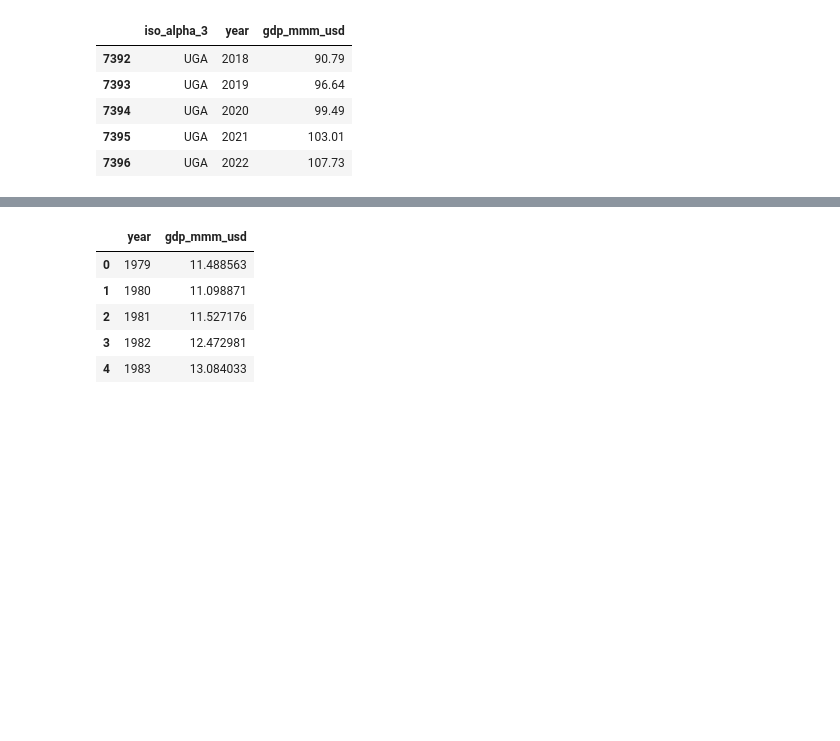
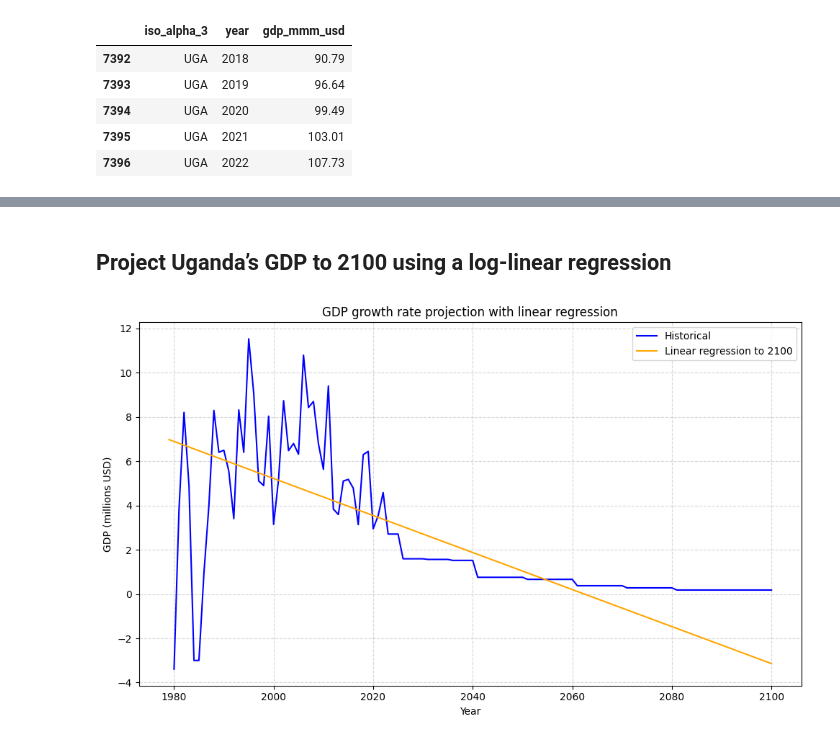
Before and after one commit to sisepuede-framework/ssp_uganda_data, a Jupyter notebook: gdp_mmm_usd.ipynb, the cells around one changed output, grey strips where cells are left out. Drawn from its saved outputs; the diff is of its cells as text; code cells hidden in the pictures; blank space fills up the shorter version.

```diff
--- a/gdp_mmm_usd.ipynb
+++ b/gdp_mmm_usd.ipynb
@@ -97,11 +162,34 @@ gdp_extended.plot(x = 'year', y='gdp_mmm_usd')
-# %%
-# Prepare the final DataFrame with the required columns
-gdp_extended = gdp_extended.drop(columns=['iso_alpha_3'])
-gdp_extended.head()
-# %% [output]
-|  | year | gdp_mmm_usd |
-| 0 | 1979 | 11.488563 |
-| 1 | 1980 | 11.098871 |
-| 2 | 1981 | 11.527176 |
-| 3 | 1982 | 12.472981 |
-| 4 | 1983 | 13.084033 |
+# %% [markdown]
+## Project Uganda’s GDP to 2100 using a log-linear regression
+# %%
+
+# Filter data from 1981 onwards
+
+X = gdp_extended[(gdp_extended['year'] >= 1981) & (gdp_extended['year'] < 2050)].copy()[['year']]
+y = gdp_extended[(gdp_extended['year'] >= 1981) & (gdp_extended['year'] < 2050)].copy()['gdp_growth_rate']
+
+model = LinearRegression()
+model.fit(X, y)
+
+future_years = np.arange(gdp_extended['year'].min(), 2101)
+future_X = future_years.reshape(-1, 1)
+gdp_preds = model.predict(future_X)
+
+gdp_proj_linear = pd.DataFrame({
+    'year': future_years,
+    'gdp_growth_rate': gdp_preds
+})
+
+# Plot
+plt.figure(figsize=(10,6))
+plt.plot(gdp_extended['year'], gdp_extended['gdp_growth_rate'], label='Historical', color='blue')
+plt.plot(gdp_proj_linear['year'], gdp_proj_linear['gdp_growth_rate'], label='Linear regression to 2100', color='orange')
+plt.title('GDP growth rate projection with linear regression')
+plt.xlabel('Year')
+plt.ylabel('GDP (millions USD)')
+plt.legend()
+plt.grid(True, linestyle='--', alpha=0.5)
+plt.tight_layout()
+plt.show()
+# %% [output]
+[figure, added]
```
Also changed, not shown: parts of 9 cells of this notebook, 1 other file.
